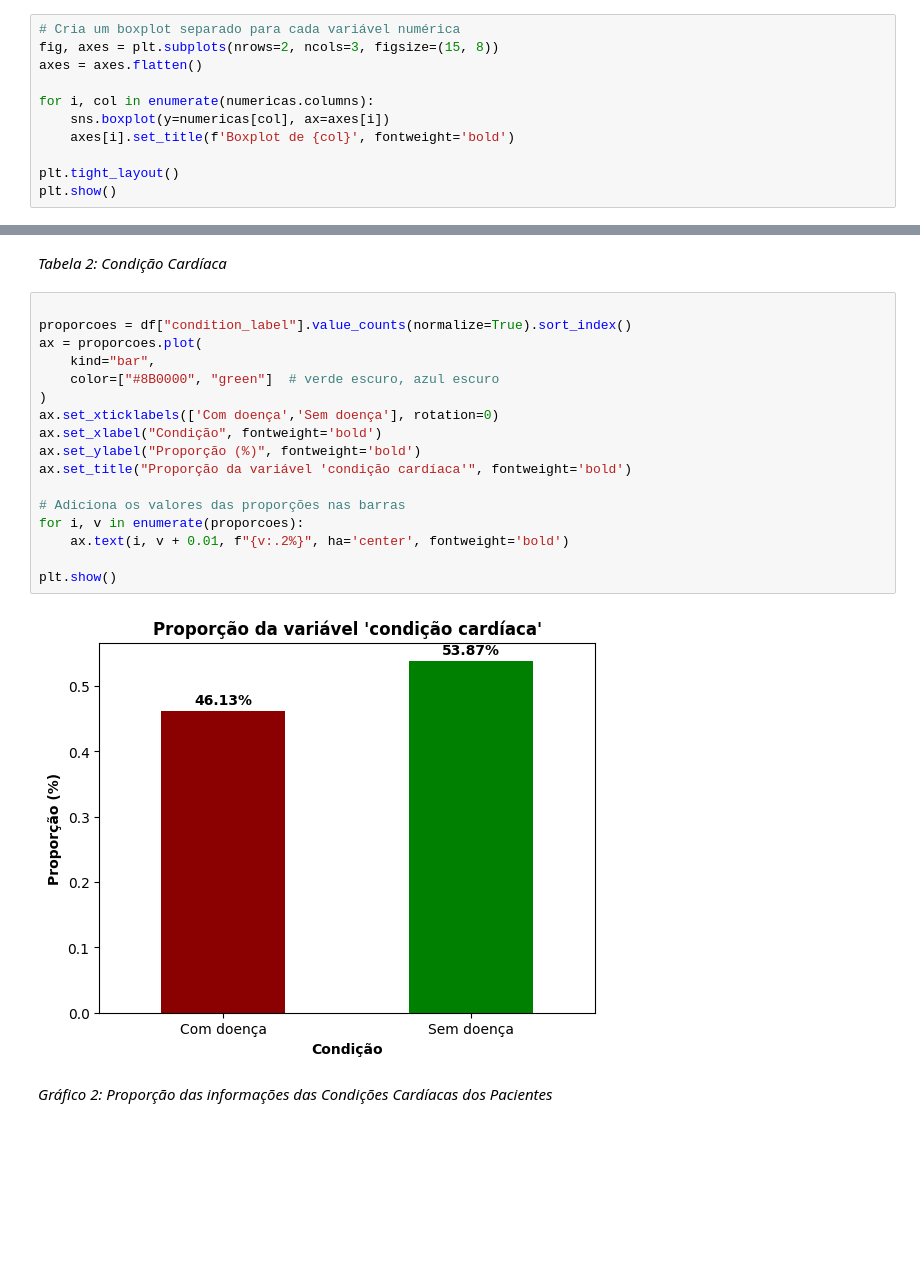
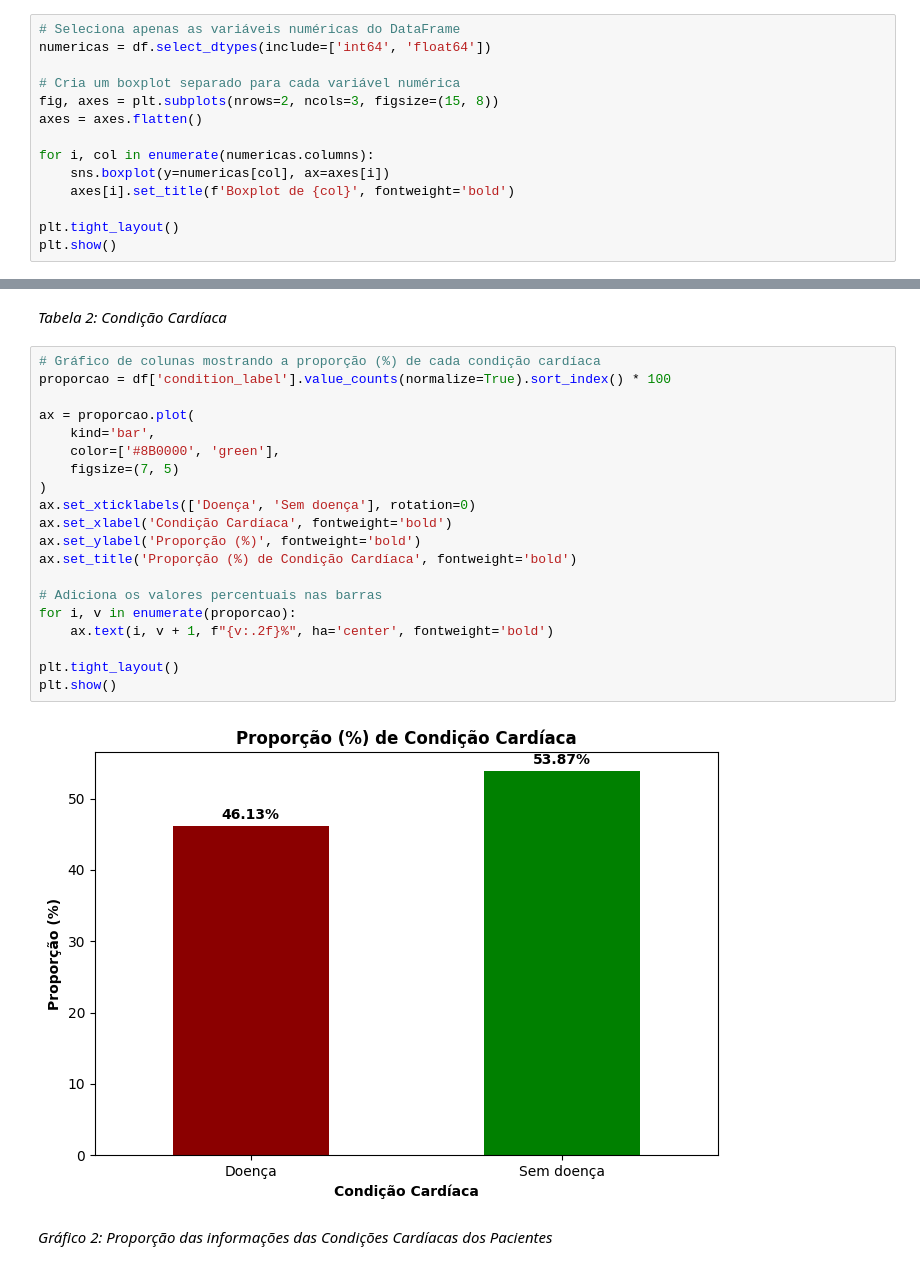
Before and after one commit to luiscpl/PUC_MVP, a Jupyter notebook: MVP_LUIS_CLAUDIO.ipynb, the cells around one changed output, grey strips where cells are left out. Drawn from its saved outputs; the diff is of its cells as text; blank space fills up the shorter version.

```diff
--- a/MVP_LUIS_CLAUDIO.ipynb
+++ b/MVP_LUIS_CLAUDIO.ipynb
@@ -264,6 +280,9 @@ Essas estatísticas ajudam a entender a distribuição, tendência central e dis
 # %% [markdown]
 ##### 2.3.1 Boxplot das Variáveis Numéricas
 # %%
+# Seleciona apenas as variáveis numéricas do DataFrame
+numericas = df.select_dtypes(include=['int64', 'float64'])
+
 # Cria um boxplot separado para cada variável numérica
 fig, axes = plt.subplots(nrows=2, ncols=3, figsize=(15, 8))
 axes = axes.flatten()
@@ -305,24 +324,27 @@ Name: condition_label, dtype: object
 # %% [markdown]
 *Tabela 2: Condição Cardíaca*
 # %%
+# Gráfico de colunas mostrando a proporção (%) de cada condição cardíaca
+proporcao = df['condition_label'].value_counts(normalize=True).sort_index() * 100
 
-proporcoes = df["condition_label"].value_counts(normalize=True).sort_index()
-ax = proporcoes.plot(
-    kind="bar",
-    color=["#8B0000", "green"]  # verde escuro, azul escuro
+ax = proporcao.plot(
+    kind='bar',
+    color=['#8B0000', 'green'],
+    figsize=(7, 5)
 )
-ax.set_xticklabels(['Com doença','Sem doença'], rotation=0)
-ax.set_xlabel("Condição", fontweight='bold')
-ax.set_ylabel("Proporção (%)", fontweight='bold')
-ax.set_title("Proporção da variável 'condição cardíaca'", fontweight='bold')
+ax.set_xticklabels(['Doença', 'Sem doença'], rotation=0)
+ax.set_xlabel('Condição Cardíaca', fontweight='bold')
+ax.set_ylabel('Proporção (%)', fontweight='bold')
+ax.set_title('Proporção (%) de Condição Cardíaca', fontweight='bold')
 
-# Adiciona os valores das proporções nas barras
-for i, v in enumerate(proporcoes):
-    ax.text(i, v + 0.01, f"{v:.2%}", ha='center', fontweight='bold')
+# Adiciona os valores percentuais nas barras
+for i, v in enumerate(proporcao):
+    ax.text(i, v + 1, f"{v:.2f}%", ha='center', fontweight='bold')
 
+plt.tight_layout()
 plt.show()
 # %% [output]
-[figure, old version]
+[figure, new version]
 # %% [markdown]
 *Gráfico 2: Proporção das informações das Condições Cardíacas dos Pacientes*
 # %% [markdown]
```
Also changed, not shown: parts of 5 cells of this notebook.
